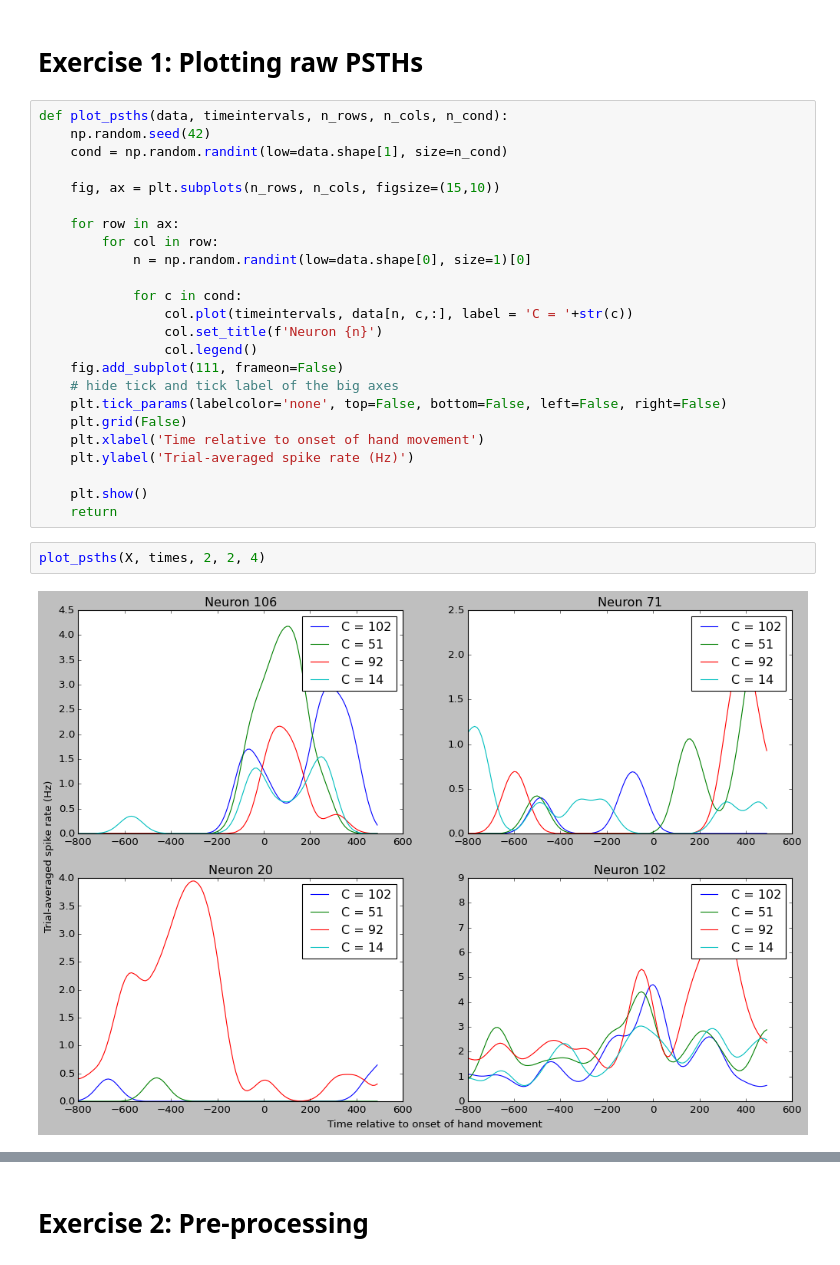
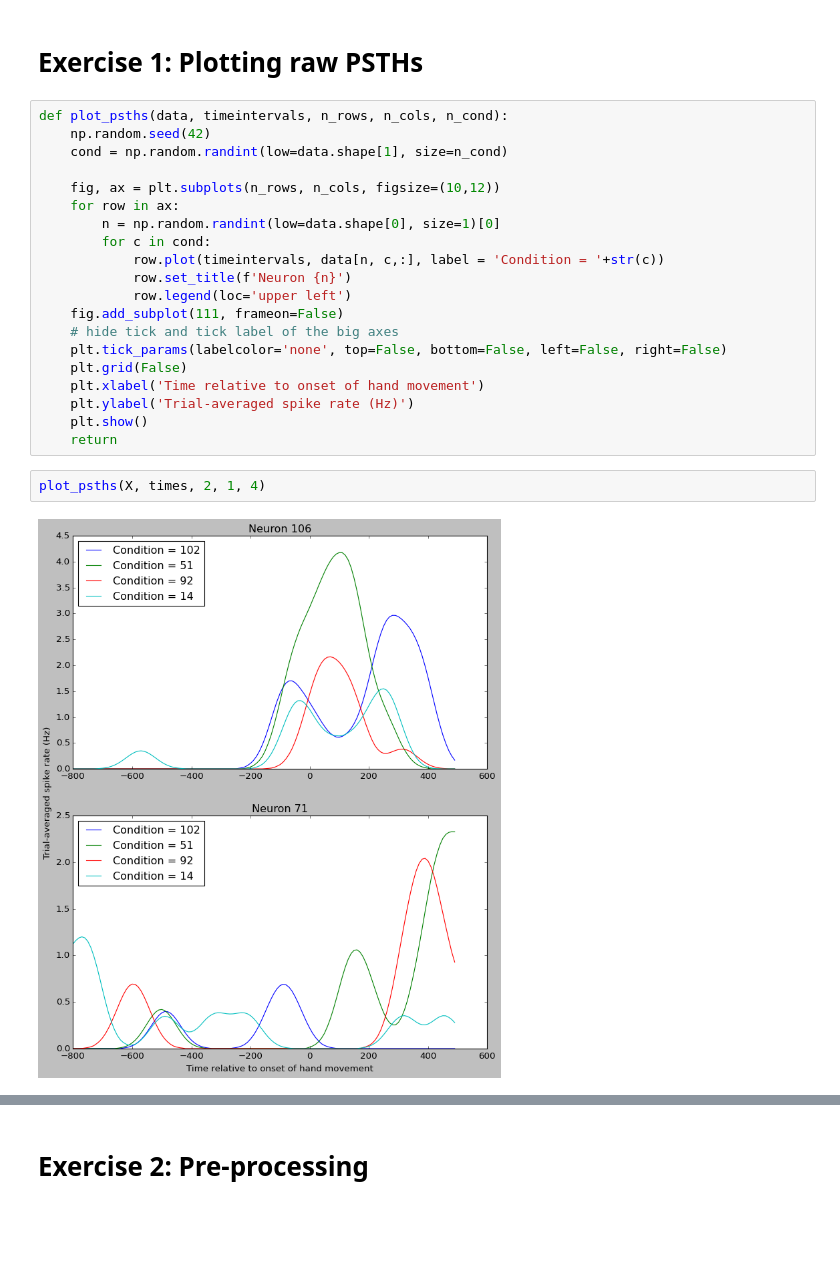
Before and after one commit to ofs416/Brain_Machine_Interfaces, a Jupyter notebook: Coursework_1/code.ipynb, the cells around one changed output, grey strips where cells are left out. Cells and saved outputs as stored; diff of their text form; blank space fills up the shorter version.

Commit message:
Minor edits and more graphs in EX 1 and 2

```diff
--- a/Coursework_1/code.ipynb
+++ b/Coursework_1/code.ipynb
@@ -19,26 +19,22 @@ def plot_psths(data, timeintervals, n_rows, n_cols, n_cond):
     np.random.seed(42)
     cond = np.random.randint(low=data.shape[1], size=n_cond)
 
-    fig, ax = plt.subplots(n_rows, n_cols, figsize=(15,10))
-
+    fig, ax = plt.subplots(n_rows, n_cols, figsize=(10,12))
     for row in ax:
-        for col in row:
-            n = np.random.randint(low=data.shape[0], size=1)[0]
-
-            for c in cond:
-                col.plot(timeintervals, data[n, c,:], label = 'C = '+str(c))
-                col.set_title(f'Neuron {n}')
-                col.legend()
+        n = np.random.randint(low=data.shape[0], size=1)[0]
+        for c in cond:
+            row.plot(timeintervals, data[n, c,:], label = 'Condition = '+str(c))
+            row.set_title(f'Neuron {n}')
+            row.legend(loc='upper left')
     fig.add_subplot(111, frameon=False)
     # hide tick and tick label of the big axes
     plt.tick_params(labelcolor='none', top=False, bottom=False, left=False, right=False)
     plt.grid(False)
     plt.xlabel('Time relative to onset of hand movement')
     plt.ylabel('Trial-averaged spike rate (Hz)')
-
     plt.show()
     return
 # %%
-plot_psths(X, times, 2, 2, 4)
+plot_psths(X, times, 2, 1, 4)
 # %% [output]
-[figure, old version]
+[figure, new version]
```
Also changed, not shown: parts of 15 cells of this notebook, 4 other files.
